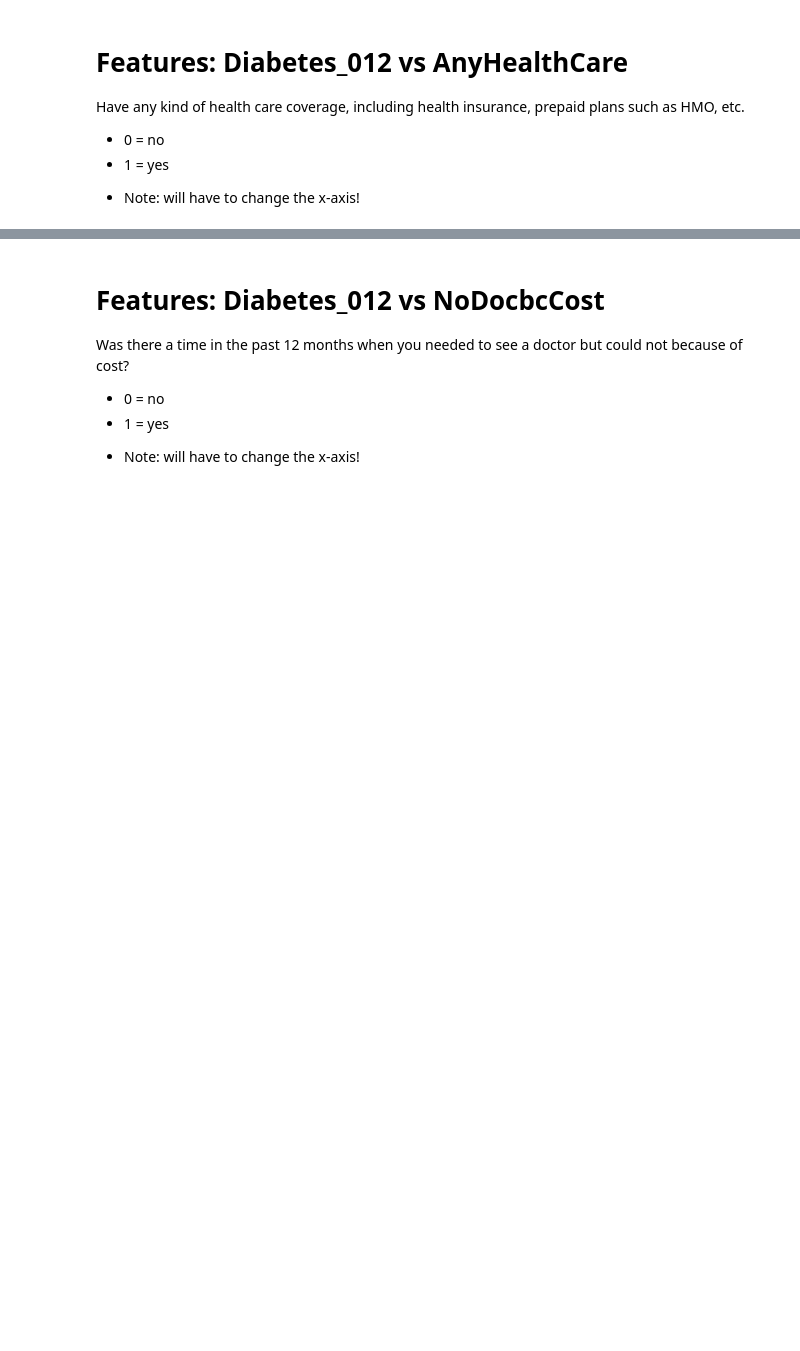
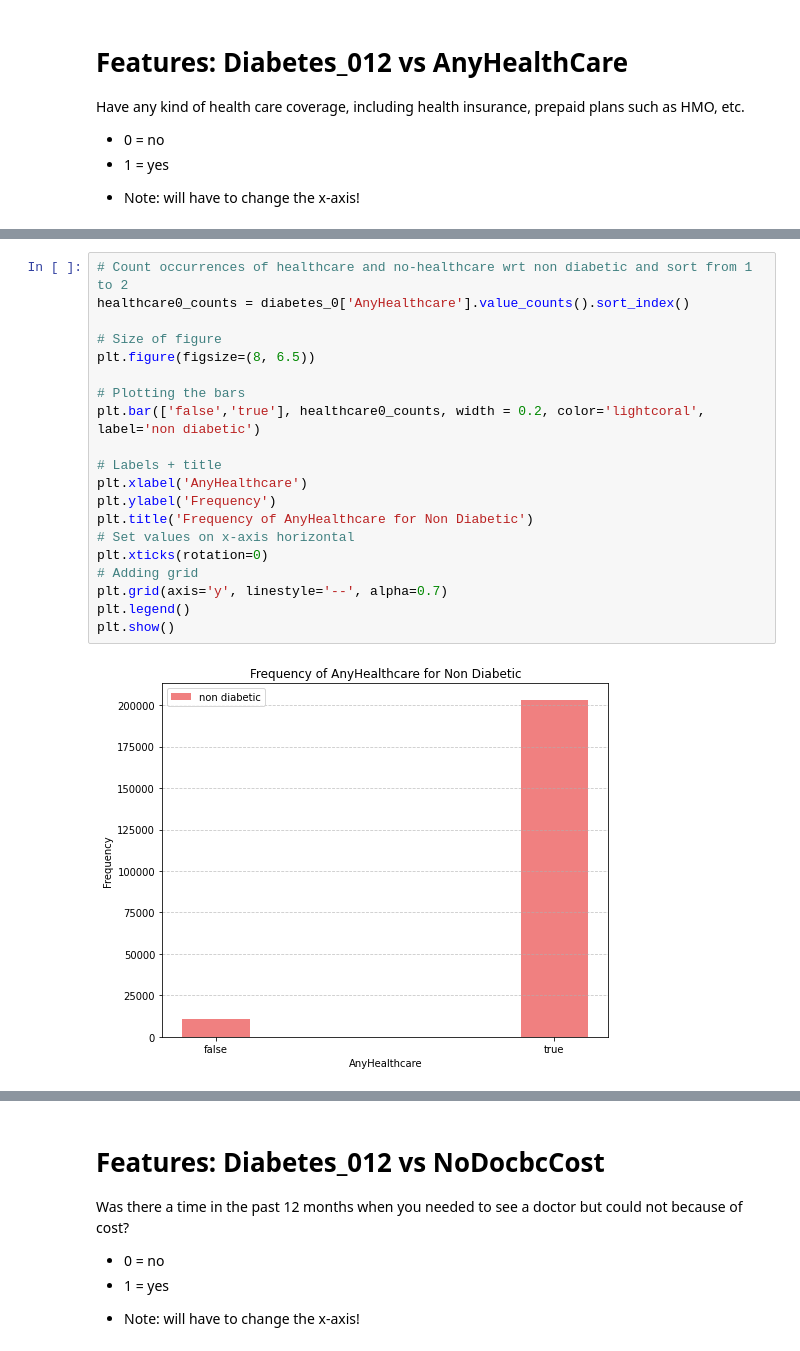
Before and after one commit to einavrobyncohen/ML-92, a Jupyter notebook: Visualization_diabetes_socioeconomic.ipynb, the cells around one changed output, grey strips where cells are left out. Drawn from its saved outputs; the diff is of its cells as text; blank space fills up the shorter version.

```diff
--- a/Visualization_diabetes_socioeconomic.ipynb
+++ b/Visualization_diabetes_socioeconomic.ipynb
@@ -258,0 +259,22 @@ plt.show()
+# %%
+# Count occurrences of healthcare and no-healthcare wrt non diabetic and sort from 1 to 2
+healthcare0_counts = diabetes_0['AnyHealthcare'].value_counts().sort_index()
+
+# Size of figure
+plt.figure(figsize=(8, 6.5))
+
+# Plotting the bars
+plt.bar(['false','true'], healthcare0_counts, width = 0.2, color='lightcoral', label='non diabetic')
+
+# Labels + title
+plt.xlabel('AnyHealthcare')
+plt.ylabel('Frequency')
+plt.title('Frequency of AnyHealthcare for Non Diabetic')
+# Set values on x-axis horizontal
+plt.xticks(rotation=0)
+# Adding grid
+plt.grid(axis='y', linestyle='--', alpha=0.7)
+plt.legend()
+plt.show()
+# %% [output]
+[figure, added]
```
Also changed, not shown: parts of 15 cells of this notebook.
